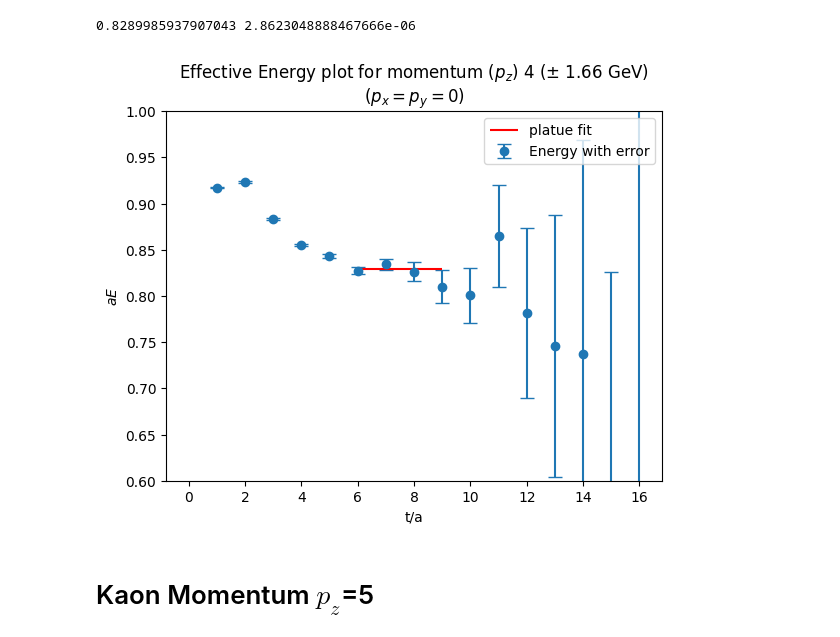
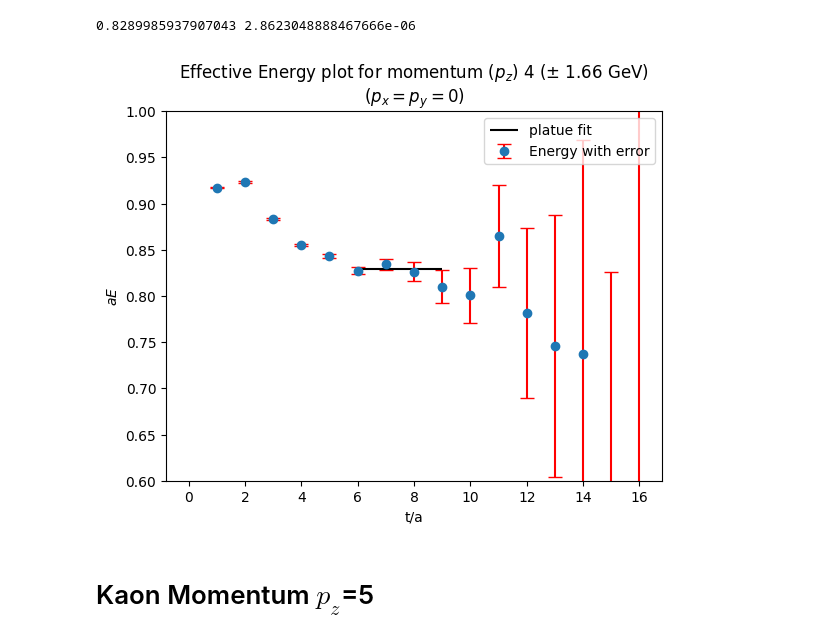
Before and after one commit to Nirban-A/The-energy-spectrum-of-the-kaon-from-Lattice-QCD, a Jupyter notebook: Analysis.ipynb, the cells around one changed output. Saved outputs shown, nothing was run; the diff lists cells and outputs as text; code cells hidden in the pictures.

```diff
--- a/Analysis.ipynb
+++ b/Analysis.ipynb
@@ -217,17 +216,18 @@ print(platue_p4, platue_error_p4)
 # %% [output]
 0.8289985937907043 2.8623048888467666e-06
 # %%
+n=17
+
 plt.title("Effective Energy plot for momentum ($p_z$) 4 (\u00B1 1.66 GeV)\n($p_x=p_y=0$)")
-plt.errorbar(np.arange(len(Energy_p4[:n])),Energy_p4[:n],yerr=Energy_error_p4[:n],fmt='o', label="Energy with error", capsize=5)
-plt.hlines(platue_p4,low,high,color='r', label="platue fit")
+plt.errorbar(np.arange(len(Energy_p4[:n])),Energy_p4[:n],yerr=Energy_error_p4[:n],fmt='o',ecolor='r', label="Energy with error", capsize=5)
+plt.hlines(platue_p4,low,high,color='k', label="platue fit")
 plt.legend(loc="upper right")
-
 plt.xlabel("t/a")
 plt.ylabel("$aE$")
 plt.ylim(0.6,1)
 plt.show()
 # %% [output]
-[figure, old version]
+[figure, new version]
 # %% [markdown]
 # Kaon Momentum $p_z$=5
 # %%
```
Also changed, not shown: parts of 18 cells of this notebook.
